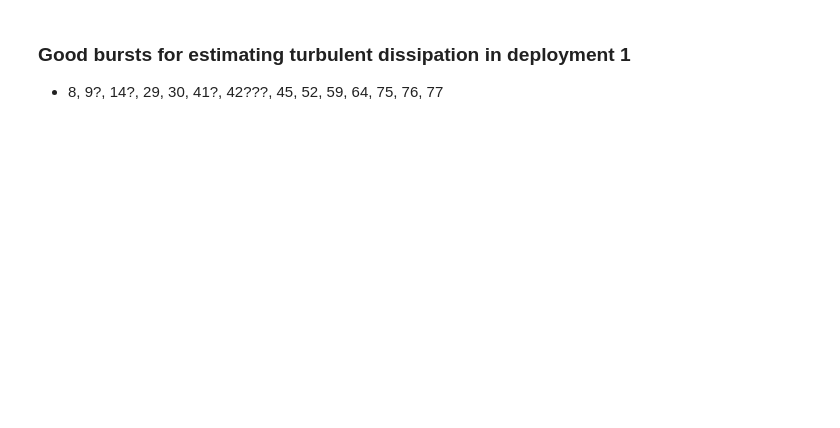
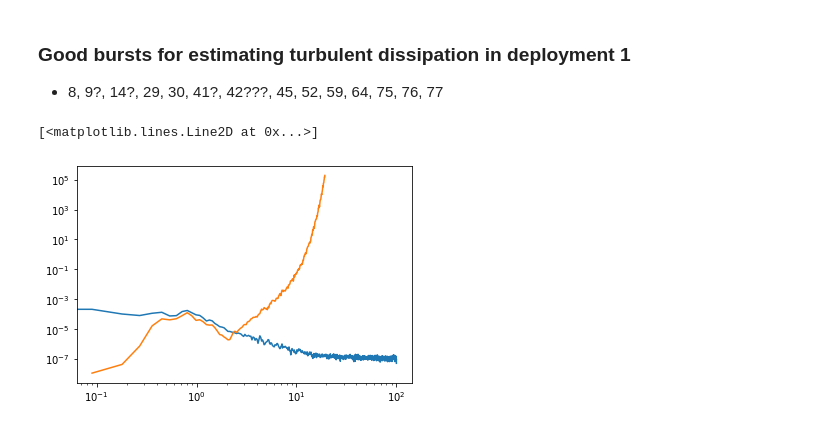
Before and after one commit to lagrady/Kelp-Forest-Hydrodynamics, a Jupyter notebook: notebooks/Turbulent_dissipation.ipynb, the cells around one changed output. Saved outputs shown, nothing was run; the diff lists cells and outputs as text; code cells hidden in the pictures; blank space fills up the shorter version.

```diff
--- a/notebooks/Turbulent_dissipation.ipynb
+++ b/notebooks/Turbulent_dissipation.ipynb
@@ -250,0 +331,7 @@ for i in range(len(blist)):
+# %%
+plt.figure()
+plt.loglog(omega, Sw) # Original vertical velocity spectra
+plt.loglog(omega, Sw_from_Sp) # velocity spectra estiamted from pressure
+# %% [output]
+[<matplotlib.lines.Line2D at 0x...>]
+[figure, added]
```
Also changed, not shown: parts of 10 cells of this notebook.
